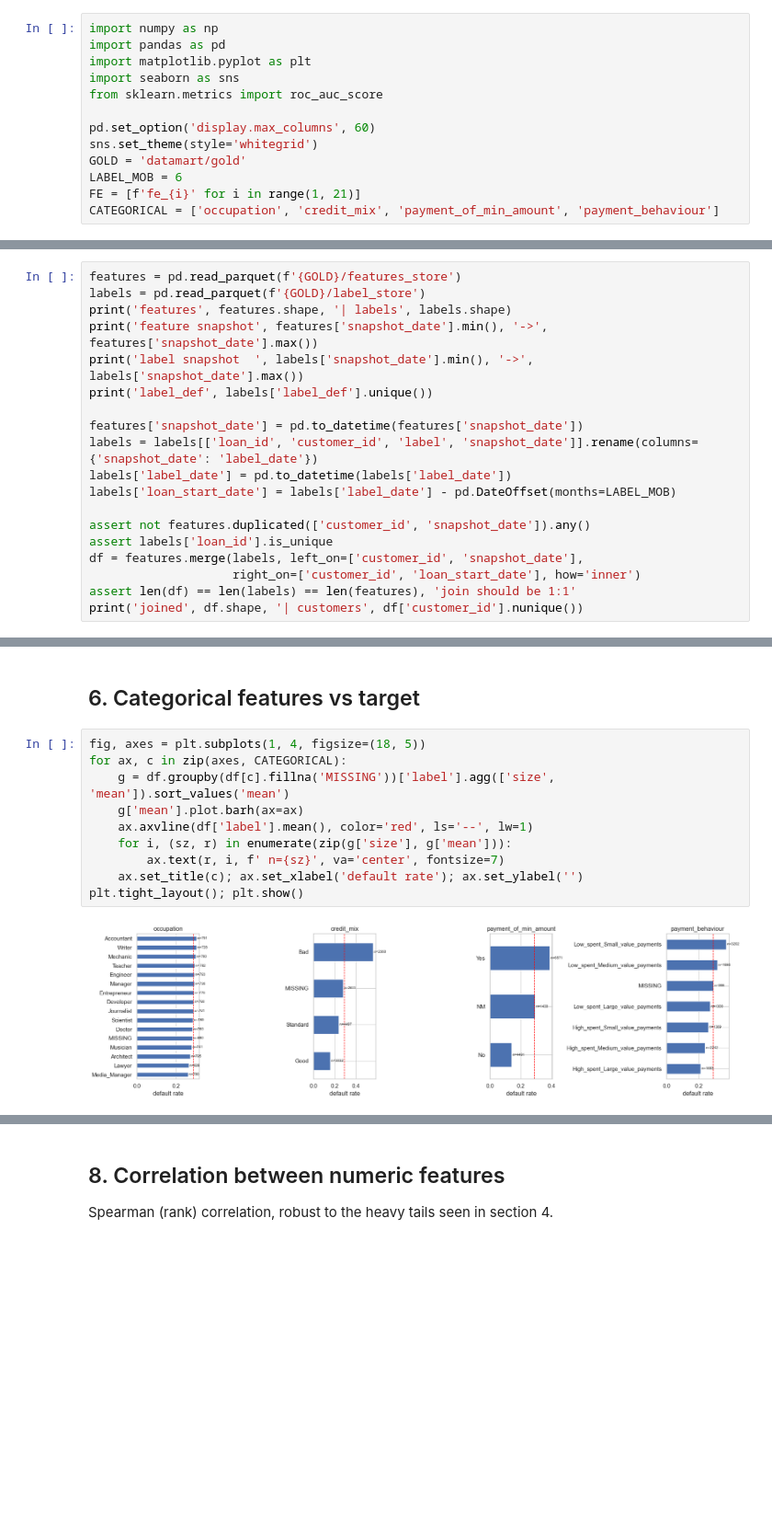
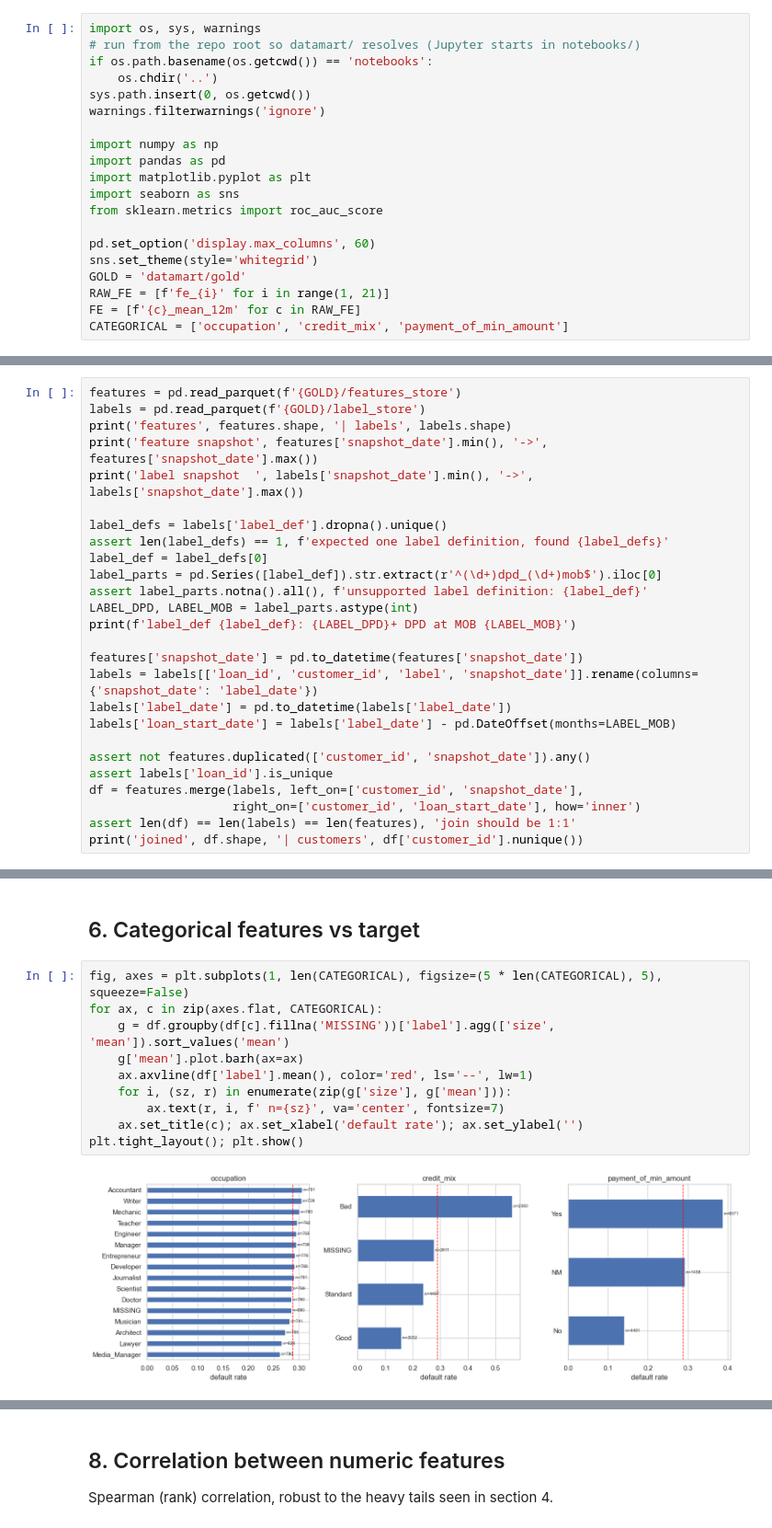
Before and after one commit to mg-minsan/mitb-mle-assignment-1, a Jupyter notebook: notebooks/eda.ipynb, the cells around one changed output, grey strips where cells are left out. Shown at 92% size. Saved outputs shown, nothing was run; the diff lists cells and outputs as text; blank space fills up the shorter version.

```diff
--- a/notebooks/eda.ipynb
+++ b/notebooks/eda.ipynb
@@ -7,4 +7,11 @@
 # %%
+import os, sys, warnings
+# run from the repo root so datamart/ resolves (Jupyter starts in notebooks/)
+if os.path.basename(os.getcwd()) == 'notebooks':
+    os.chdir('..')
+sys.path.insert(0, os.getcwd())
+warnings.filterwarnings('ignore')
+
 import numpy as np
 import pandas as pd
 import matplotlib.pyplot as plt
@@ -14,9 +21,9 @@ from sklearn.metrics import roc_auc_score
 pd.set_option('display.max_columns', 60)
 sns.set_theme(style='whitegrid')
 GOLD = 'datamart/gold'
-LABEL_MOB = 6
-FE = [f'fe_{i}' for i in range(1, 21)]
-CATEGORICAL = ['occupation', 'credit_mix', 'payment_of_min_amount', 'payment_behaviour']
+RAW_FE = [f'fe_{i}' for i in range(1, 21)]
+FE = [f'{c}_mean_12m' for c in RAW_FE]
+CATEGORICAL = ['occupation', 'credit_mix', 'payment_of_min_amount']
 # %% [markdown]
 ## 1. Load and join
 # %%
@@ -25,7 +32,14 @@ labels = pd.read_parquet(f'{GOLD}/label_store')
 print('features', features.shape, '| labels', labels.shape)
 print('feature snapshot', features['snapshot_date'].min(), '->', features['snapshot_date'].max())
 print('label snapshot  ', labels['snapshot_date'].min(), '->', labels['snapshot_date'].max())
-print('label_def', labels['label_def'].unique())
+
+label_defs = labels['label_def'].dropna().unique()
+assert len(label_defs) == 1, f'expected one label definition, found {label_defs}'
+label_def = label_defs[0]
+label_parts = pd.Series([label_def]).str.extract(r'^(\d+)dpd_(\d+)mob$').iloc[0]
+assert label_parts.notna().all(), f'unsupported label definition: {label_def}'
+LABEL_DPD, LABEL_MOB = label_parts.astype(int)
+print(f'label_def {label_def}: {LABEL_DPD}+ DPD at MOB {LABEL_MOB}')
 
 features['snapshot_date'] = pd.to_datetime(features['snapshot_date'])
 labels = labels[['loan_id', 'customer_id', 'label', 'snapshot_date']].rename(columns={'snapshot_date': 'label_date'})
@@ -206,17 +220,17 @@ plt.suptitle('Default rate by decile (red = overall)'); plt.tight_layout(); plt.
 # %% [markdown]
 ## 6. Categorical features vs target
 # %%
-fig, axes = plt.subplots(1, 4, figsize=(18, 5))
-for ax, c in zip(axes, CATEGORICAL):
+fig, axes = plt.subplots(1, len(CATEGORICAL), figsize=(5 * len(CATEGORICAL), 5), squeeze=False)
+for ax, c in zip(axes.flat, CATEGORICAL):
     g = df.groupby(df[c].fillna('MISSING'))['label'].agg(['size', 'mean']).sort_values('mean')
     g['mean'].plot.barh(ax=ax)
     ax.axvline(df['label'].mean(), color='red', ls='--', lw=1)
     for i, (sz, r) in enumerate(zip(g['size'], g['mean'])):
         ax.text(r, i, f' n={sz}', va='center', fontsize=7)
     ax.set_title(c); ax.set_xlabel('default rate'); ax.set_ylabel('')
 plt.tight_layout(); plt.show()
 # %% [output]
-[figure, old version]
+[figure, new version]
 # %%
 # Cramér's V: strength of association between each categorical and the label
 from scipy.stats import chi2_contingency
```
Also changed, not shown: parts of 31 cells of this notebook, 3 other files.
